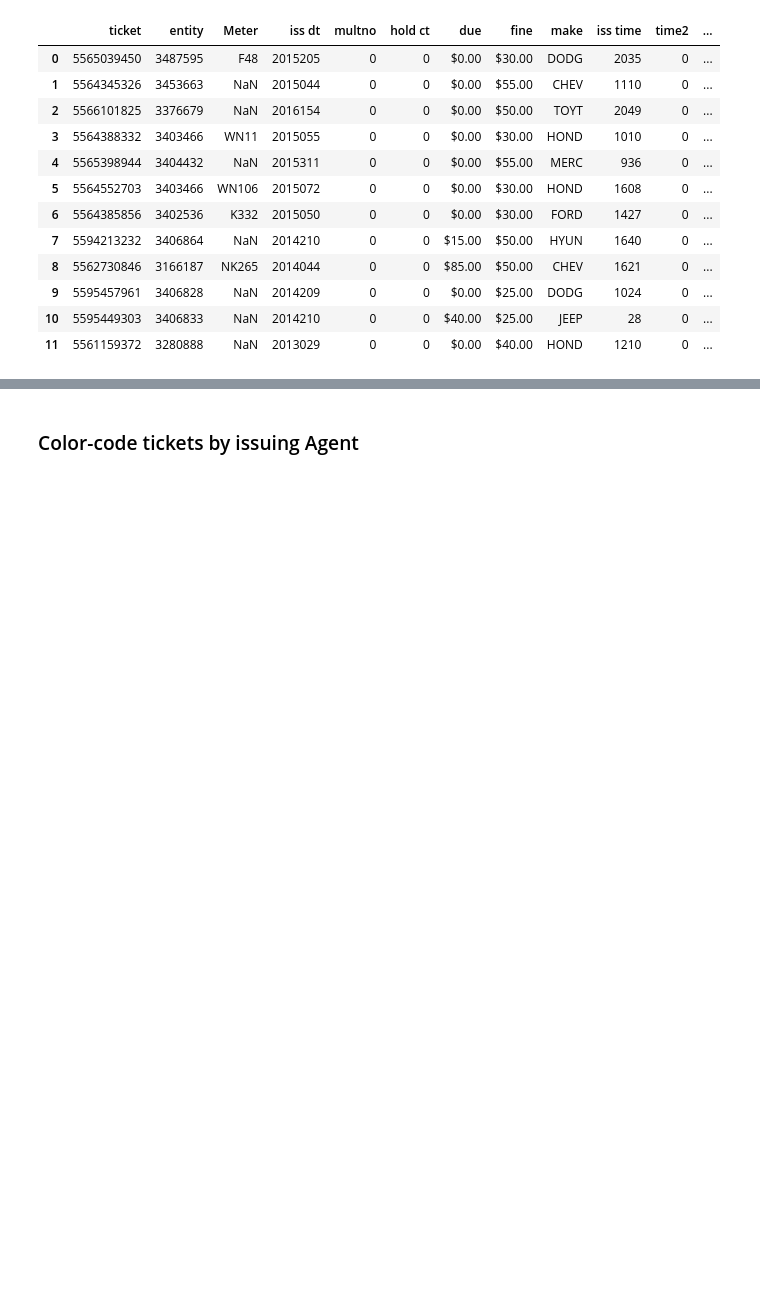
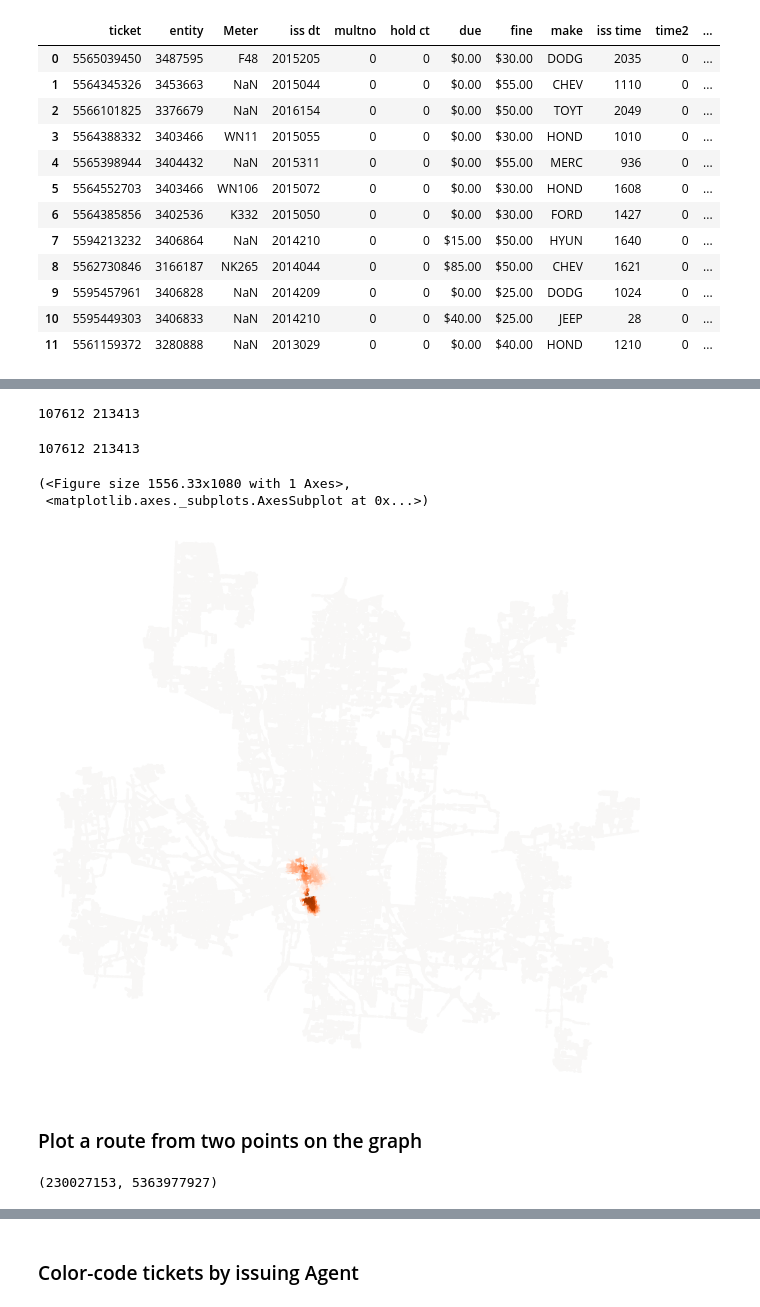
Before and after one commit to osofariu/cmh-parking-tickets, a Jupyter notebook: notebooks/Cmh_Parking_Violation.ipynb, the cells around one changed output, grey strips where cells are left out. Saved outputs shown, nothing was run; the diff lists cells and outputs as text; code cells hidden in the pictures; blank space fills up the shorter version.

```diff
--- a/notebooks/Cmh_Parking_Violation.ipynb
+++ b/notebooks/Cmh_Parking_Violation.ipynb
@@ -456,0 +586,49 @@ TypeError: __call__() got an unexpected keyword argument 'violations'
+# %%
+heat_node_values = [heat for (id, heat) in list(T.nodes(data='heat'))]
+heat_edge_values = [heat for (source, dest, heat) in list(T.edges(data='heat'))]
+print (len(heat_node_values), len(heat_edge_values))
+# %% [output]
+107612 213413
+# %%
+heat_to_color = {
+ 0:"#f8f7f6"   ,
+ 1:"#fff5ef"   ,
+ 2:"#fff5ef"   ,
+ 3:"#ffe7dc"   ,
+ 4:"#ffe7dc"   ,
+ 5:"#ffdac8"   ,
+ 6:"#ffdac8"   ,
+ 7:"#ffcdb4"   ,
+ 8:"#ffcdb4"   ,
+ 9:"#ffc0a1"   ,
+ 10:"#ffc0a1"  ,
+ 11:"#ffb38d"  ,
+ 12:"#ffb38d"  ,
+ 13:"#ffa67a"  ,
+ 14:"#ffa67a"  ,
+ 15:"#ff9966"  ,
+ 16:"#ff9966"  ,
+ 17:"#ff8c52"  ,
+ 18:"#ff8c52"  ,
+ 19:"#ff7f3f"  ,
+ 20:"#ff7f3f"  ,
+ 21:"#ff722b"  ,
+ 22:"#ff722b"  ,
+ 23:"#ff6518"  ,
+ 24:"#ff6518"  ,
+ 25:"#ff5804"  ,
+ 26:"#ef5000"  ,
+ 27:"#dc4900"  ,
+ 28:"#c84300"  ,
+ 29:"#b43c00"  ,
+ 30:"#a13600"  ,
+ 31:"#8d2f00"  ,
+ 32:"#7a2900"  ,
+ 33:"#662200"  }
+
+
+node_heat_colors = [heat_to_color[heat] for heat in heat_node_values]
+edge_heat_colors = [heat_to_color[heat] for heat in heat_edge_values]
+print (len(node_heat_colors), len(edge_heat_colors))
+# %% [output]
+107612 213413
@@ -456,0 +639,8 @@ TypeError: __call__() got an unexpected keyword argument 'violations'
+# %%
+ox.plot_graph(T, fig_height=15, show=False, close=False, node_color = node_heat_colors, edge_color = edge_heat_colors)
+# %% [output]
+(<Figure size 1556.33x1080 with 1 Axes>,
+ <matplotlib.axes._subplots.AxesSubplot at 0x...>)
+[figure, added]
+# %% [markdown]
+### Plot a route from two points on the graph
@@ -456,0 +651,6 @@ TypeError: __call__() got an unexpected keyword argument 'violations'
+# %%
+origin_node = ox.get_nearest_node(G, origin_point)
+destination_node = ox.get_nearest_node(G, destination_point)
+origin_node, destination_node
+# %% [output]
+(230027153, 5363977927)
```
Also changed, not shown: parts of 25 cells of this notebook.
